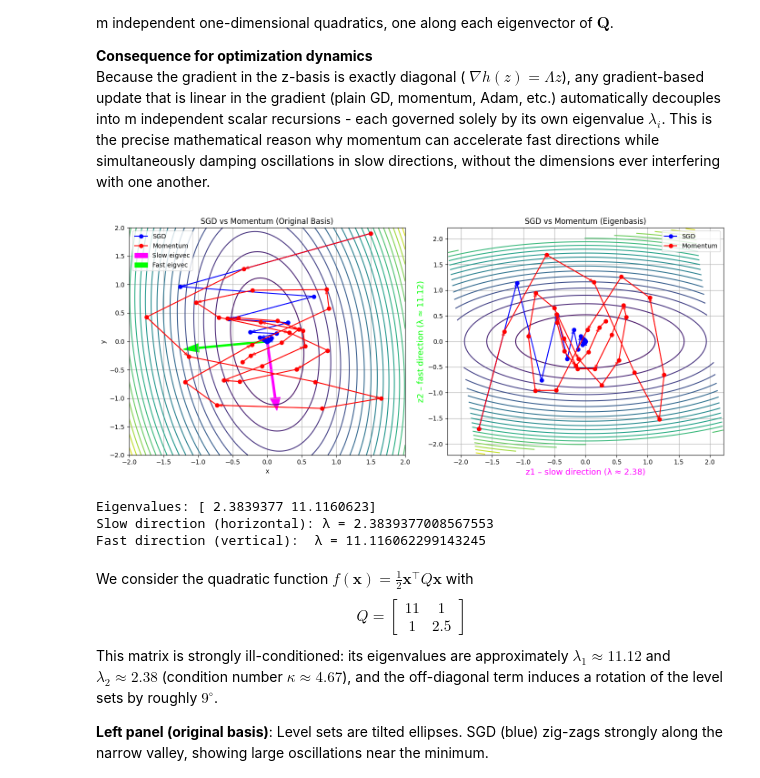
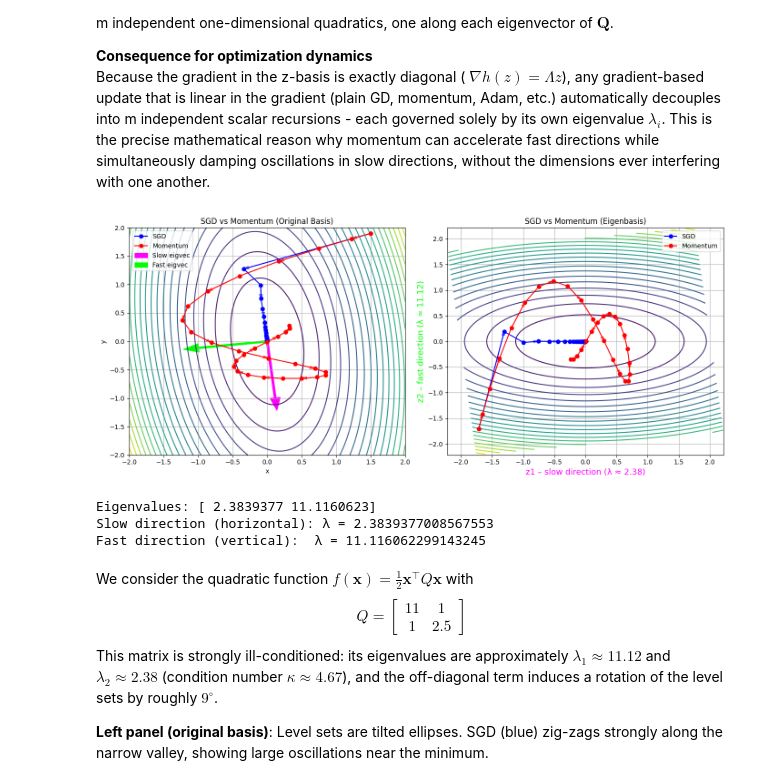
Before and after one commit to bngiahuy/Coursework-Math-for-CS, a Jupyter notebook: Main_Notebook_Cơ_sở_Toán_cho_KHMT_Momentum.ipynb, the cells around one changed output. Saved outputs shown, nothing was run; the diff lists cells and outputs as text; code cells hidden in the pictures.

```diff
--- a/Main_Notebook_Cơ_sở_Toán_cho_KHMT_Momentum.ipynb
+++ b/Main_Notebook_Cơ_sở_Toán_cho_KHMT_Momentum.ipynb
@@ -587,12 +585,12 @@ eigvals, eigvecs = np.linalg.eigh(Q)
 def grad(x):
     return Q @ x
 
-def sgd_step(x, lr=0.15):
+def sgd_step(x, lr=0.1):
     return x - lr * grad(x)
 
-def momentum_step(x, v, lr=0.1, beta=0.9):
+def momentum_step(x, v, lr=0.15, beta=0.9):
     g = grad(x)
-    v = beta * v + g
+    v = beta * v + (1-beta) *g
     x_new = x - lr * v
     return x_new, v
 
@@ -613,7 +611,7 @@ for _ in range(steps):
     x_sgd = sgd_step(x_sgd)
     sgd_path.append(x_sgd.copy())
 
-    x_mom, v = momentum_step(x_mom, v, lr=0.1, beta=0.9)
+    x_mom, v = momentum_step(x_mom, v, lr=0.15, beta=0.9)
     mom_path.append(x_mom.copy())
 
 sgd_path = np.array(sgd_path)
@@ -665,34 +663,34 @@ axes[0].arrow(0, 0, scale*eigvecs[0,1], scale*eigvecs[1,1],
 axes[0].legend()
 # Eigenbasis
 sgd_path_rot = sgd_path @ eigvecs
 mom_path_rot = mom_path @ eigvecs
 axes[1].contour(X_rot, Y_rot, loss_rot, levels=20)
 axes[1].plot(sgd_path_rot[:,0], sgd_path_rot[:,1], 'o-',color='blue', label='SGD')
 axes[1].plot(mom_path_rot[:,0], mom_path_rot[:,1], 'o-',color='red', label='Momentum')
 for i in range(1, len(sgd_path_rot), 2):
     axes[1].arrow(sgd_path_rot[i-1,0], sgd_path_rot[i-1,1],
                   sgd_path_rot[i,0]-sgd_path_rot[i-1,0], sgd_path_rot[i,1]-sgd_path_rot[i-1,1],
                   color='blue', alpha=0.5, head_width=0.05, length_includes_head=True)
     axes[1].arrow(mom_path_rot[i-1,0], mom_path_rot[i-1,1],
                   mom_path_rot[i,0]-mom_path_rot[i-1,0], mom_path_rot[i,1]-mom_path_rot[i-1,1],
                   color='red', alpha=0.5, head_width=0.05, length_includes_head=True)
 # Thêm vào cuối phần vẽ axes[1]
 # Thay label của bạn bằng cái này
 axes[1].set_xlabel(f'z1 – slow direction (λ ≈ {eigvals[0]:.2f})', fontsize=13, color='magenta')
 axes[1].set_ylabel(f'z2 – fast direction (λ ≈ {eigvals[1]:.2f})', fontsize=13, color='lime')
 
 axes[1].set_title('SGD vs Momentum (Eigenbasis)')
 axes[1].grid(True)
 axes[1].legend()
 
 plt.tight_layout()
 
 plt.show()
 print("Eigenvalues:", eigvals)
 print("Slow direction (horizontal): λ =", eigvals[0])
 print("Fast direction (vertical):  λ =", eigvals[1])
 # %% [output]
-[figure, old version]
+[figure, new version]
 Eigenvalues: [ 2.3839377 11.1160623]
 Slow direction (horizontal): λ = 2.3839377008567553
 Fast direction (vertical):  λ = 11.116062299143245
```
Also changed, not shown: parts of 5 cells of this notebook, 1 other file.
